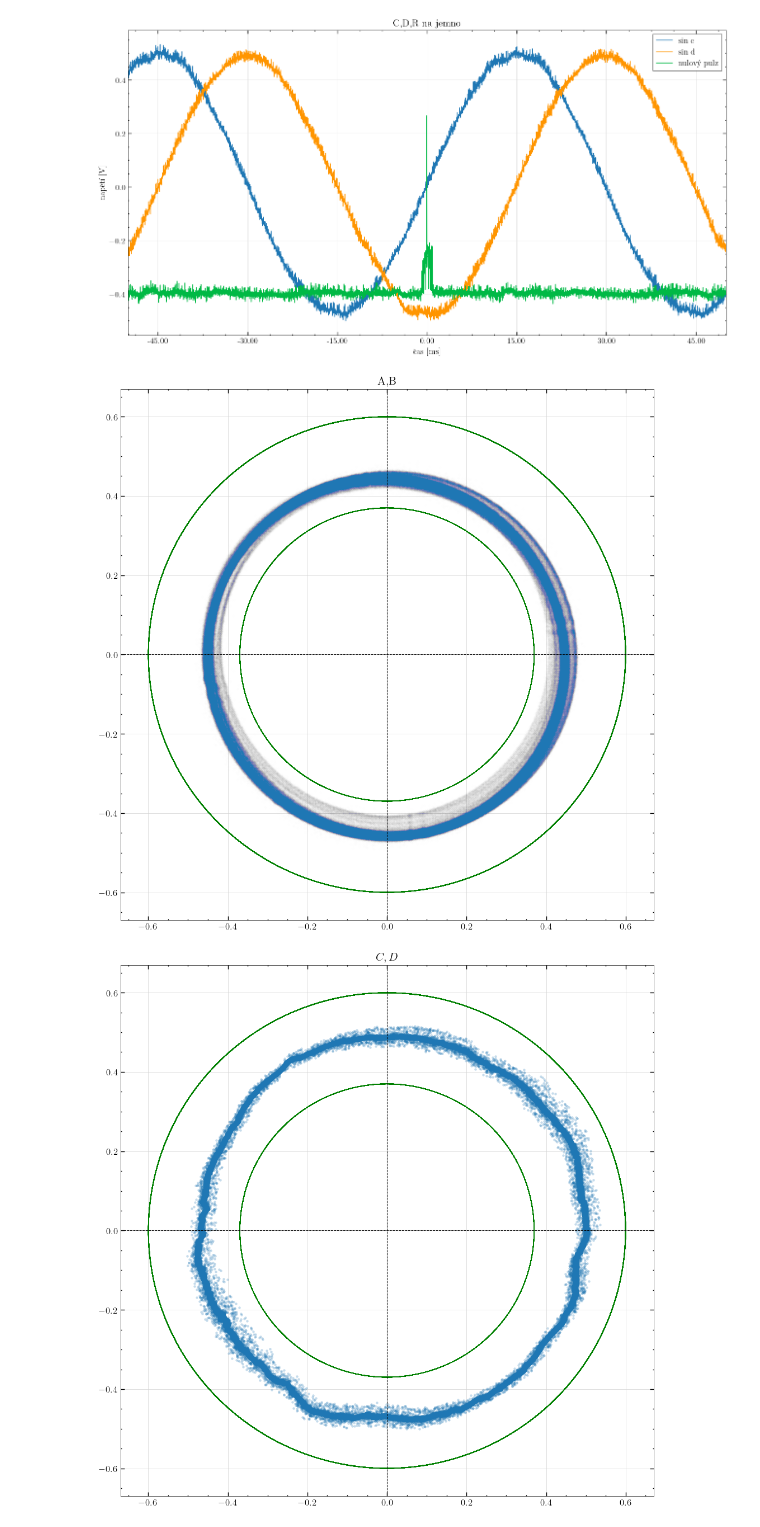
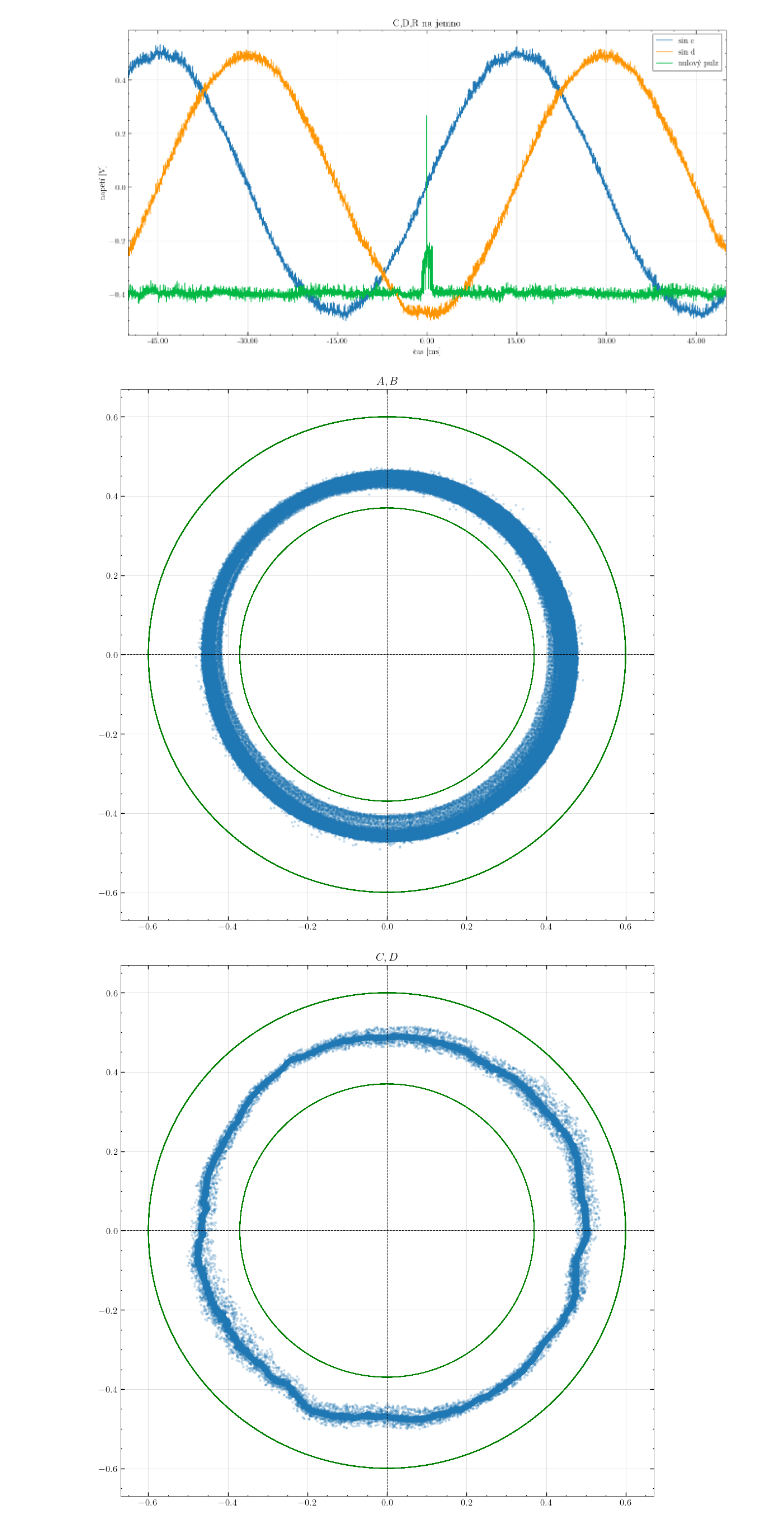
Before and after one commit to Buldadavid/plot, a Jupyter notebook: ERN_NEW_LATEX.ipynb, the cells around one changed output. Cells and saved outputs as stored; diff of their text form; code cells hidden in the pictures.

```diff
--- a/ERN_NEW_LATEX.ipynb
+++ b/ERN_NEW_LATEX.ipynb
@@ -179,22 +179,23 @@ plt.savefig("cdr.png")
 # %%
 x = np.linspace(0,1000,10000)
 y = 0.6 *np.sin(1*x+0)+0
 yy = 0.6 *np.sin(1*x+np.pi/2)+0
 w = 0.37 *np.sin(1*x+0)+0
 ww = 0.37 *np.sin(1*x+np.pi/2)+0
 fig = plt.subplots(figsize=(10,10), layout='constrained')
-plt.title("A,B")
+plt.title("$A,B$")
 plt.plot(y,yy, lw = 0.75,color = 'g')
 plt.plot(w,ww, lw = 0.75,color = 'g')
-plt.scatter(a,b, linewidths= 0.1, marker=".", alpha=0.005)
+# plt.scatter(a,b, linewidths= 0.1, marker=".", alpha=0.005)
+plt.scatter(a[0:len(a)//6],b[0:len(b)//6], linewidths= 0.1, marker=".", alpha=0.25)
 plt.xlim(-0.67,0.67)
 plt.ylim(-0.67,0.67)
 plt.vlines(0,-0.67,0.67,color = 'k', linestyles='--',lw = 0.75)
 plt.hlines(0,-0.67,0.67,color = 'k', linestyles='--',lw = 0.75)
 # plt.savefig("kola.png")
 plt.show()
 # %% [output]
-[figure, old version]
+[figure, new version]
 # %%
 x = np.linspace(0,1000,10000)
 y = 0.6 *np.sin(1*x+0)+0
```
